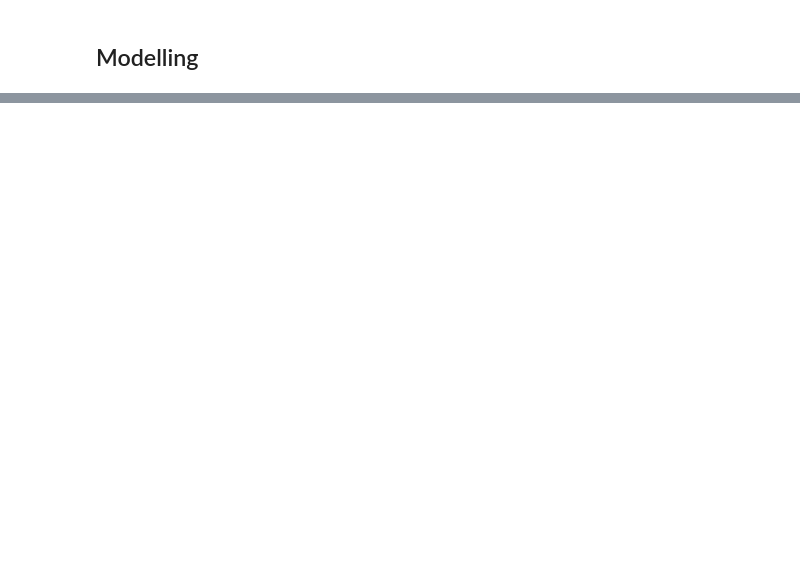
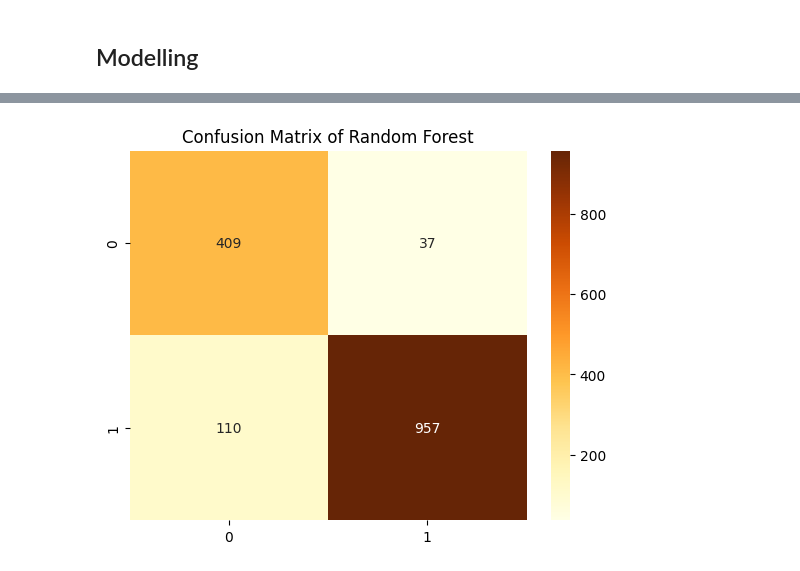
Before and after one commit to Marlon-were/Customer_Churn_Analysis, a Jupyter notebook: churn.ipynb, the cells around one changed output, grey strips where cells are left out. Saved outputs shown, nothing was run; the diff lists cells and outputs as text; code cells hidden in the pictures; blank space fills up the shorter version.

```diff
--- a/churn.ipynb
+++ b/churn.ipynb
@@ -891,3 +977,13 @@ report_data
+# %%
+## Confusion matrix of Random Forest
+conf_mat_rf = all_confusion_matrix["Random Forest"]
+# %%
+## Confusion matrix
+sns.heatmap(conf_mat_rf, annot=True, fmt="d", cmap="YlOrBr")
+plt.title("Confusion Matrix of Random Forest")
+plt.show()
+# %% [output]
+[figure, added]
 # %%
 # Plotting the precision, recall, and f1-score for each model and comparing
 fig, ax = plt.subplots(1, 3, figsize=(18, 6))
```
Also changed, not shown: parts of 19 cells of this notebook, 1 other file.
